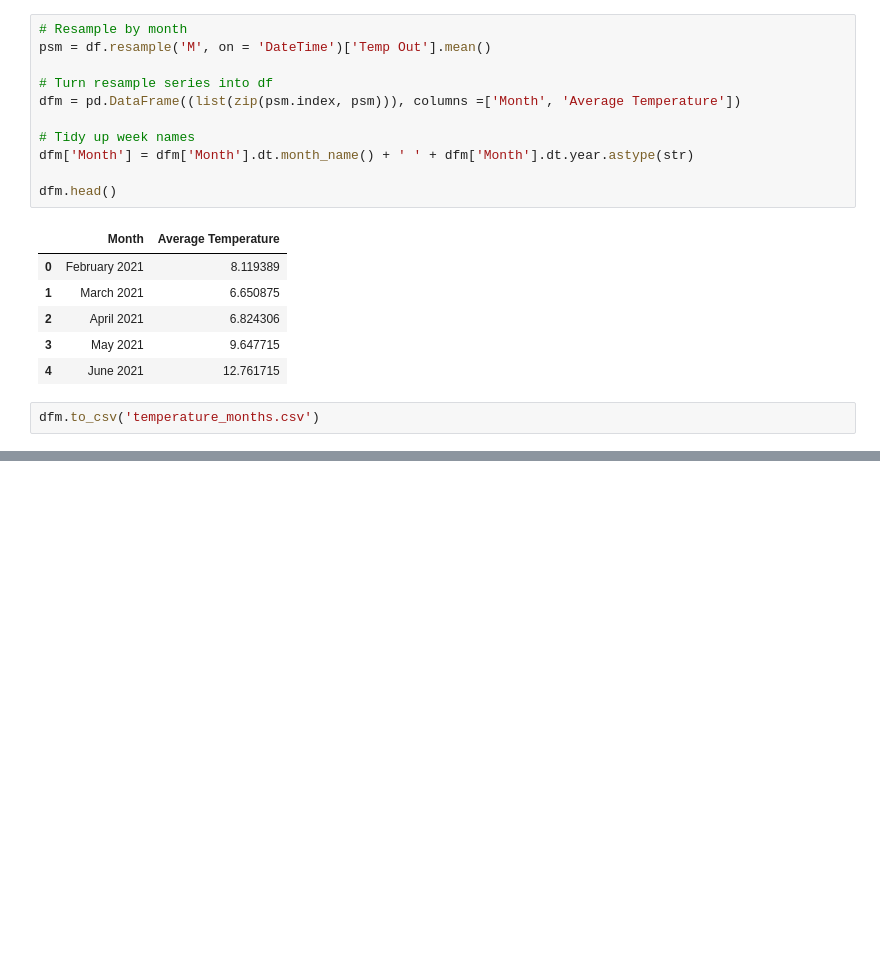
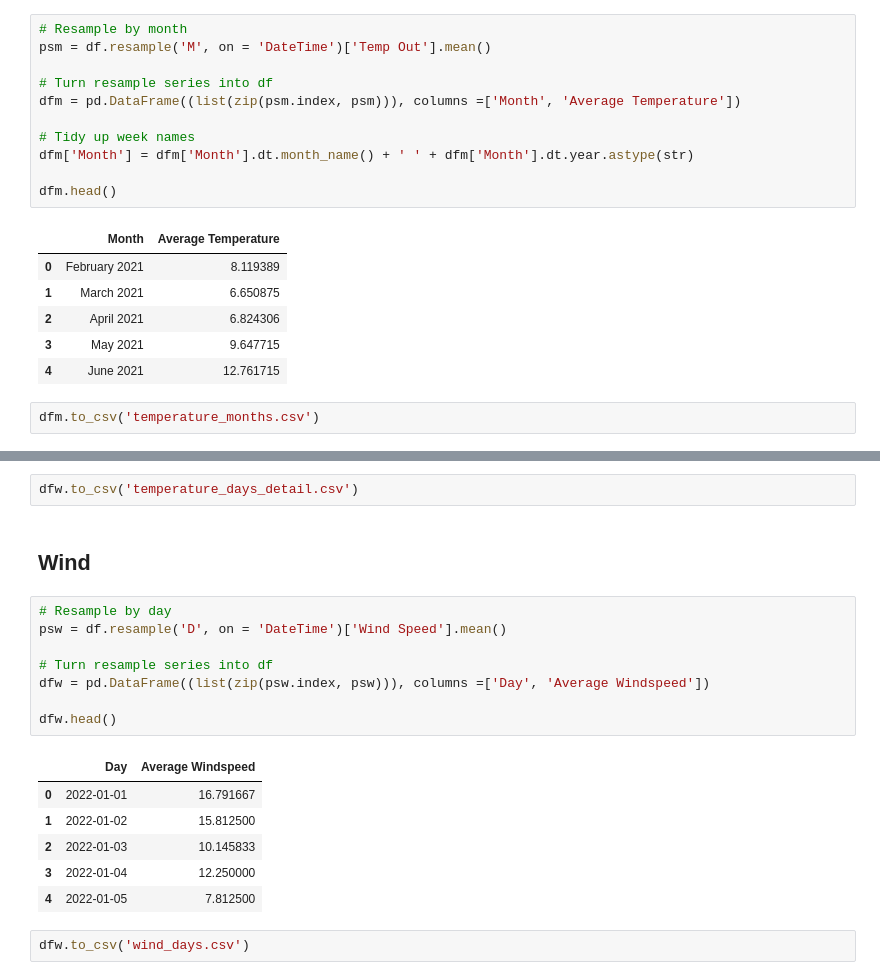
Before and after one commit to mrcrookes/weatherclub, a Jupyter notebook: weather_long_term.ipynb, the cells around one changed output, grey strips where cells are left out. Saved outputs shown, nothing was run; the diff lists cells and outputs as text; blank space fills up the shorter version.

```diff
--- a/weather_long_term.ipynb
+++ b/weather_long_term.ipynb
@@ -109,0 +157,21 @@ plt.savefig('mhs_average_temperature_month', dpi = 200)
+# %%
+dfw.to_csv('temperature_days_detail.csv')
+# %% [markdown]
+## Wind
+# %%
+# Resample by day
+psw = df.resample('D', on = 'DateTime')['Wind Speed'].mean()
+
+# Turn resample series into df
+dfw = pd.DataFrame((list(zip(psw.index, psw))), columns =['Day', 'Average Windspeed'])
+
+dfw.head()
+# %% [output]
+|  | Day | Average Windspeed |
+| 0 | 2022-01-01 | 16.791667 |
+| 1 | 2022-01-02 | 15.812500 |
+| 2 | 2022-01-03 | 10.145833 |
+| 3 | 2022-01-04 | 12.250000 |
+| 4 | 2022-01-05 | 7.812500 |
+# %%
+dfw.to_csv('wind_days.csv')
```
Also changed, not shown: parts of 15 cells of this notebook.
